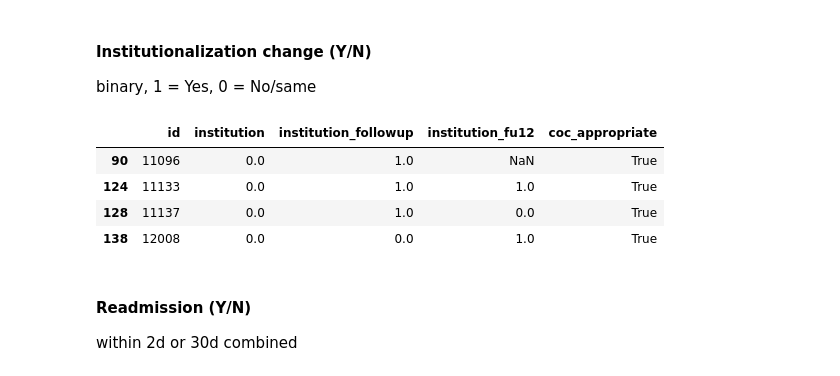
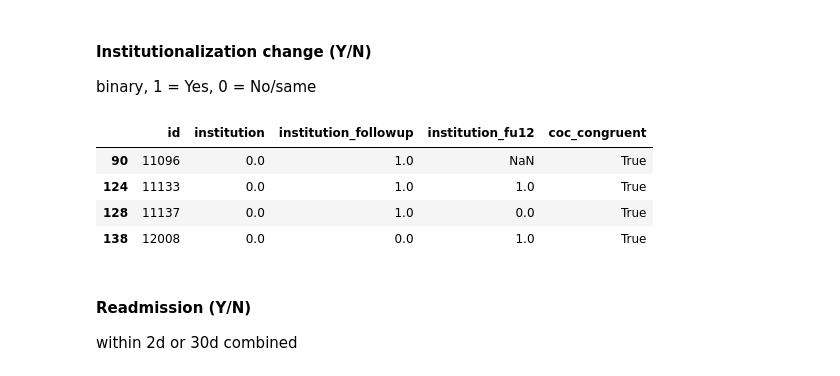
Before and after one commit to IfGF-UUlm/SA_OKIE, a Jupyter notebook: OKIE_main.ipynb, the cells around one changed output. Cells and saved outputs as stored; diff of their text form; code cells hidden in the pictures.

```diff
--- a/OKIE_main.ipynb
+++ b/OKIE_main.ipynb
@@ -37,12 +37,12 @@ data['coc_soc'] = data['discharge_general'].map(coc_mapping)
 binary, 1 = Yes, 0 = No
 # %%
-def map_coc_appropriate(row):
+def map_coc_congruent(row):
     if pd.isna(row['coc_gt']):
         return np.nan # If ground truth is missing
     else:
         return row['coc_gt'] == row['coc_soc']
 # %%
-data['coc_appropriate'] = data.apply(map_coc_appropriate, axis=1)
+data['coc_congruent'] = data.apply(map_coc_congruent, axis=1)
 # %% [markdown]
 ### Secondary Outcomes
 # %%
@@ -277,10 +277,10 @@ data['institution_change_15mo'] = data.apply(map_institution_change, col='instit
 # %%
 data.loc[
     (data['institution_change_15mo'] == True) | (data['institution_change_3mo'] == True),
-    ['id', 'institution', 'institution_followup', 'institution_fu12', 'coc_appropriate']
+    ['id', 'institution', 'institution_followup', 'institution_fu12', 'coc_congruent']
 ]
 # %% [output]
-|  | id | institution | institution_followup | institution_fu12 | coc_appropriate |
+|  | id | institution | institution_followup | institution_fu12 | coc_congruent |
 | 90 | 11096 | 0.0 | 1.0 | NaN | True |
 | 124 | 11133 | 0.0 | 1.0 | 1.0 | True |
 | 128 | 11137 | 0.0 | 1.0 | 0.0 | True |
```
Also changed, not shown: parts of 15 cells of this notebook.
